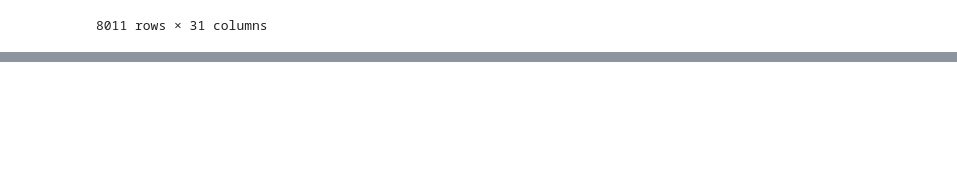
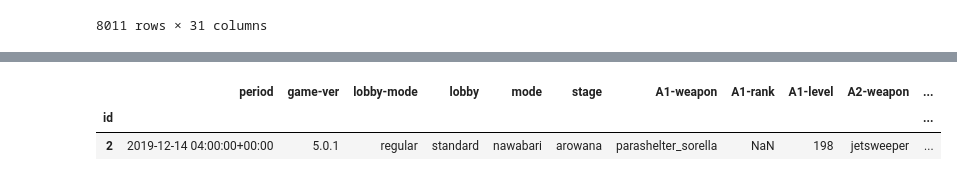
Before and after one commit to mitsuhiko-nozawa/ProbSpace-Splatoon-Competition, a Jupyter notebook: Nozawa/EDA/EDA.ipynb, the cells around one changed output, grey strips where cells are left out. Saved outputs shown, nothing was run; the diff lists cells and outputs as text; code cells hidden in the pictures; blank space fills up the shorter version.

```diff
--- a/Nozawa/EDA/EDA.ipynb
+++ b/Nozawa/EDA/EDA.ipynb
@@ -3,6 +3,8 @@ import pandas as pd
 import numpy as np
 import sklearn
 import matplotlib.pyplot as plt
+pd.set_option("display.max_columns", 300)
+pd.set_option("display.max_rows", 300)
 
 %matplotlib inline
 # %%
@@ -12,6 +14,6 @@ Processed Raw
 # %%
-train_df = pd.read_csv("../Data/Raw/train_data.csv", index_col='id')
-test_df = pd.read_csv("../Data/Raw/test_data.csv", index_col='id')
+train_df = pd.read_csv("../../data/Raw/train_data.csv", index_col='id')
+test_df = pd.read_csv("../../data/Raw/test_data.csv", index_col='id')
 
 train_size = train_df.shape[0]
 test_size = test_df.shape[0]
@@ -83,0 +111,6 @@ train_df[train_df["lobby-mode"] == "regular"][train_df["y"] == 1]
+# %%
+train_df[train_df["B1-level"] == 83][train_df["B2-level"] == 118.0]
+# %% [output]
+|  | period | game-ver | lobby-mode | lobby | mode | stage | A1-weapon | A1-rank | A1-level | A2-weapon | ... |
+| id |  |  |  |  |  |  |  |  |  |  | ... |
+| 2 | 2019-12-14 04:00:00+00:00 | 5.0.1 | regular | standard | nawabari | arowana | parashelter_sorella | NaN | 198 | jetsweeper | ... |
```
Also changed, not shown: parts of 3 cells of this notebook, 6 other files.
